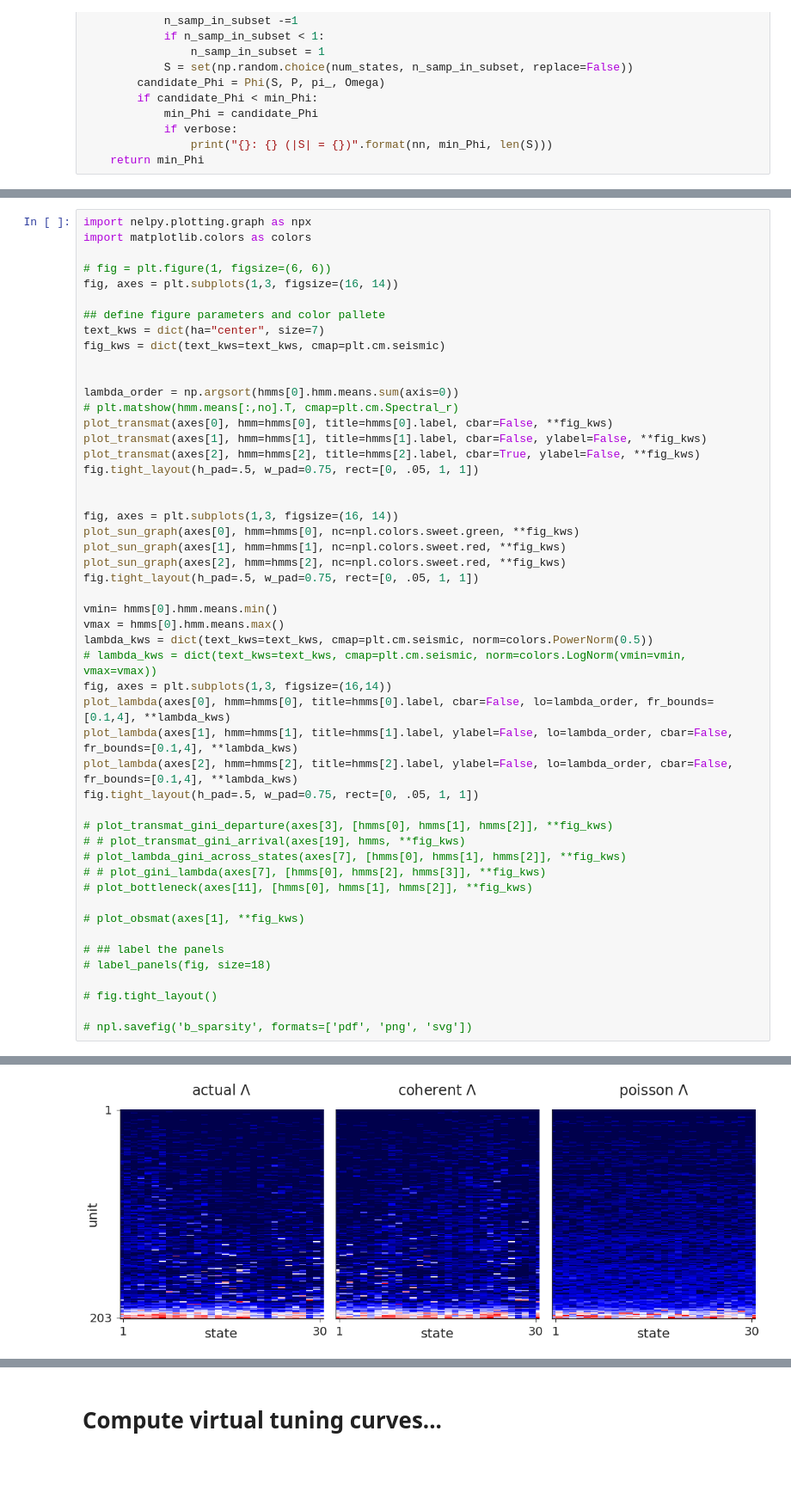
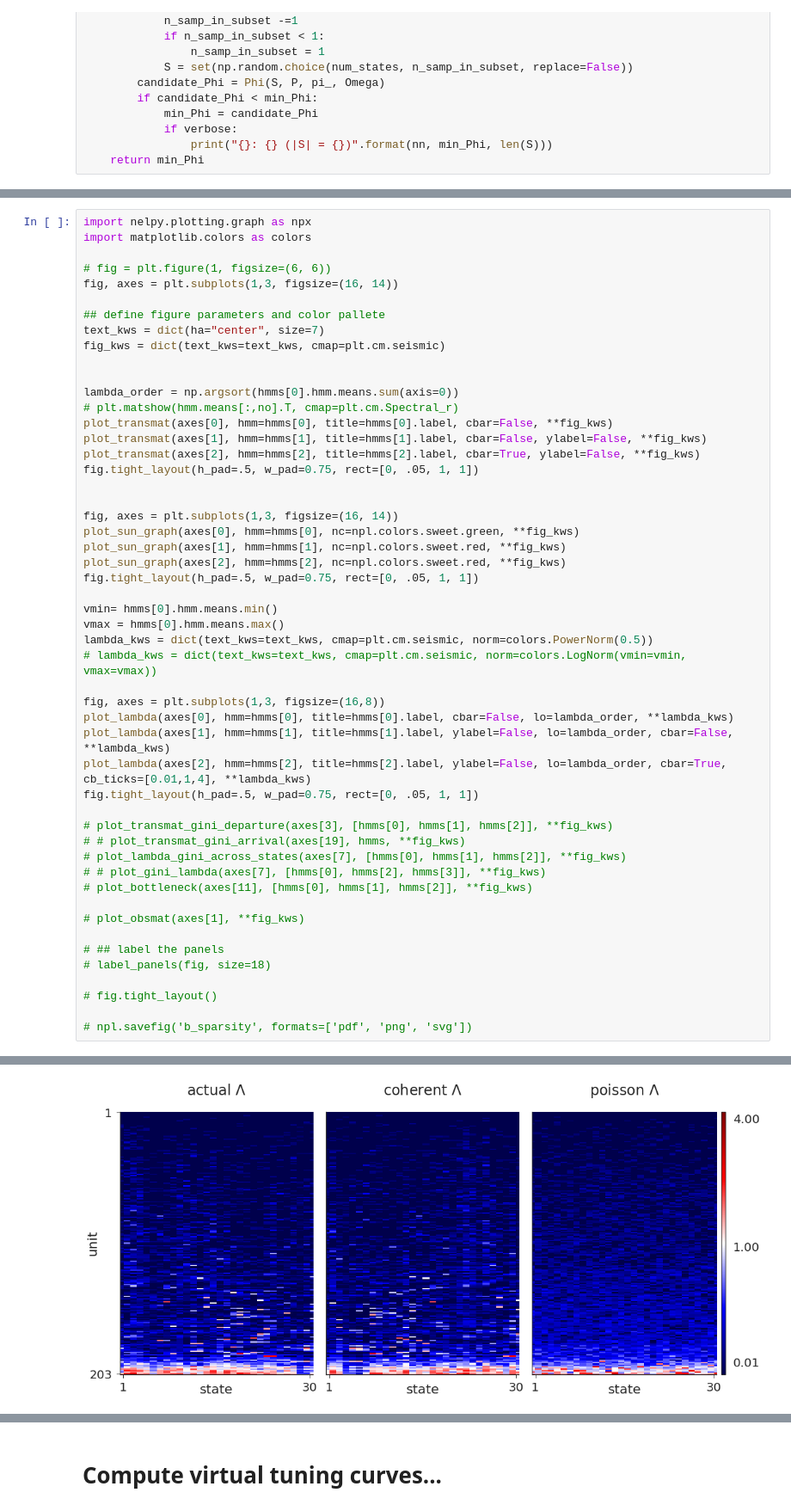
Before and after one commit to ckemere/CloudShuffles, a Jupyter notebook: Explore Latent RUN Space.ipynb, the cells around one changed output, grey strips where cells are left out. Shown at 86% size. Drawn from its saved outputs; the diff is of its cells as text; blank space fills up the shorter version.

Commit message:
Updated latent space exploration. Need to optimize shuffles for cloud still. Also need to do virtual tuning curves.

```diff
--- a/Explore Latent RUN Space.ipynb
+++ b/Explore Latent RUN Space.ipynb
@@ -556,10 +523,11 @@ vmin= hmms[0].hmm.means.min()
 vmax = hmms[0].hmm.means.max()
 lambda_kws = dict(text_kws=text_kws, cmap=plt.cm.seismic, norm=colors.PowerNorm(0.5))
 # lambda_kws = dict(text_kws=text_kws, cmap=plt.cm.seismic, norm=colors.LogNorm(vmin=vmin, vmax=vmax))
-fig, axes = plt.subplots(1,3, figsize=(16,14))
-plot_lambda(axes[0], hmm=hmms[0], title=hmms[0].label, cbar=False, lo=lambda_order, fr_bounds=[0.1,4], **lambda_kws)
-plot_lambda(axes[1], hmm=hmms[1], title=hmms[1].label, ylabel=False, lo=lambda_order, cbar=False, fr_bounds=[0.1,4], **lambda_kws)
-plot_lambda(axes[2], hmm=hmms[2], title=hmms[2].label, ylabel=False, lo=lambda_order, cbar=False, fr_bounds=[0.1,4], **lambda_kws)
+
+fig, axes = plt.subplots(1,3, figsize=(16,8))
+plot_lambda(axes[0], hmm=hmms[0], title=hmms[0].label, cbar=False, lo=lambda_order, **lambda_kws)
+plot_lambda(axes[1], hmm=hmms[1], title=hmms[1].label, ylabel=False, lo=lambda_order, cbar=False, **lambda_kws)
+plot_lambda(axes[2], hmm=hmms[2], title=hmms[2].label, ylabel=False, lo=lambda_order, cbar=True, cb_ticks=[0.01,1,4], **lambda_kws)
 fig.tight_layout(h_pad=.5, w_pad=0.75, rect=[0, .05, 1, 1])
 
 # plot_transmat_gini_departure(axes[3], [hmms[0], hmms[1], hmms[2]], **fig_kws)
@@ -582 +550 @@ fig.tight_layout(h_pad=.5, w_pad=0.75, rect=[0, .05, 1, 1])
-[figure, old version]
+[figure, new version]
```
Also changed, not shown: parts of 9 cells of this notebook.
